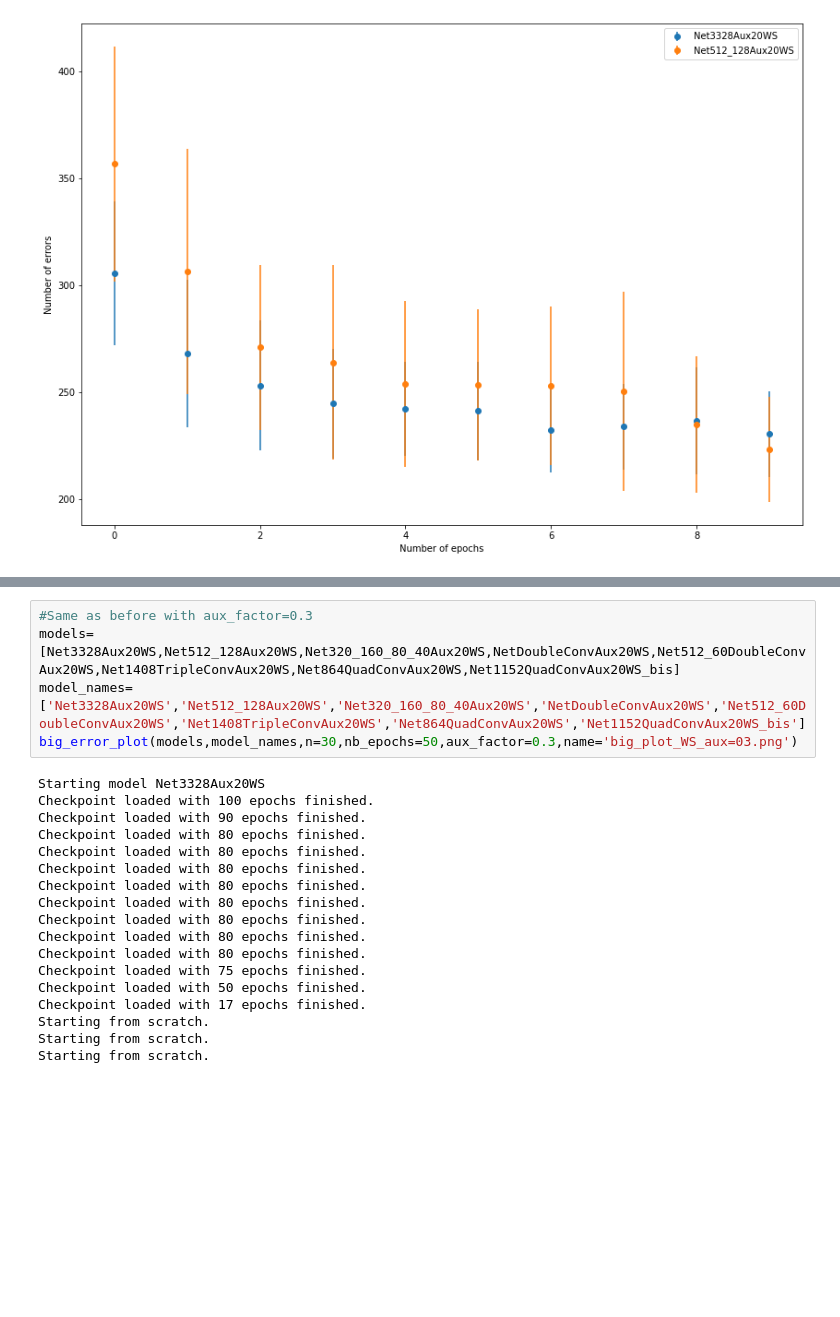
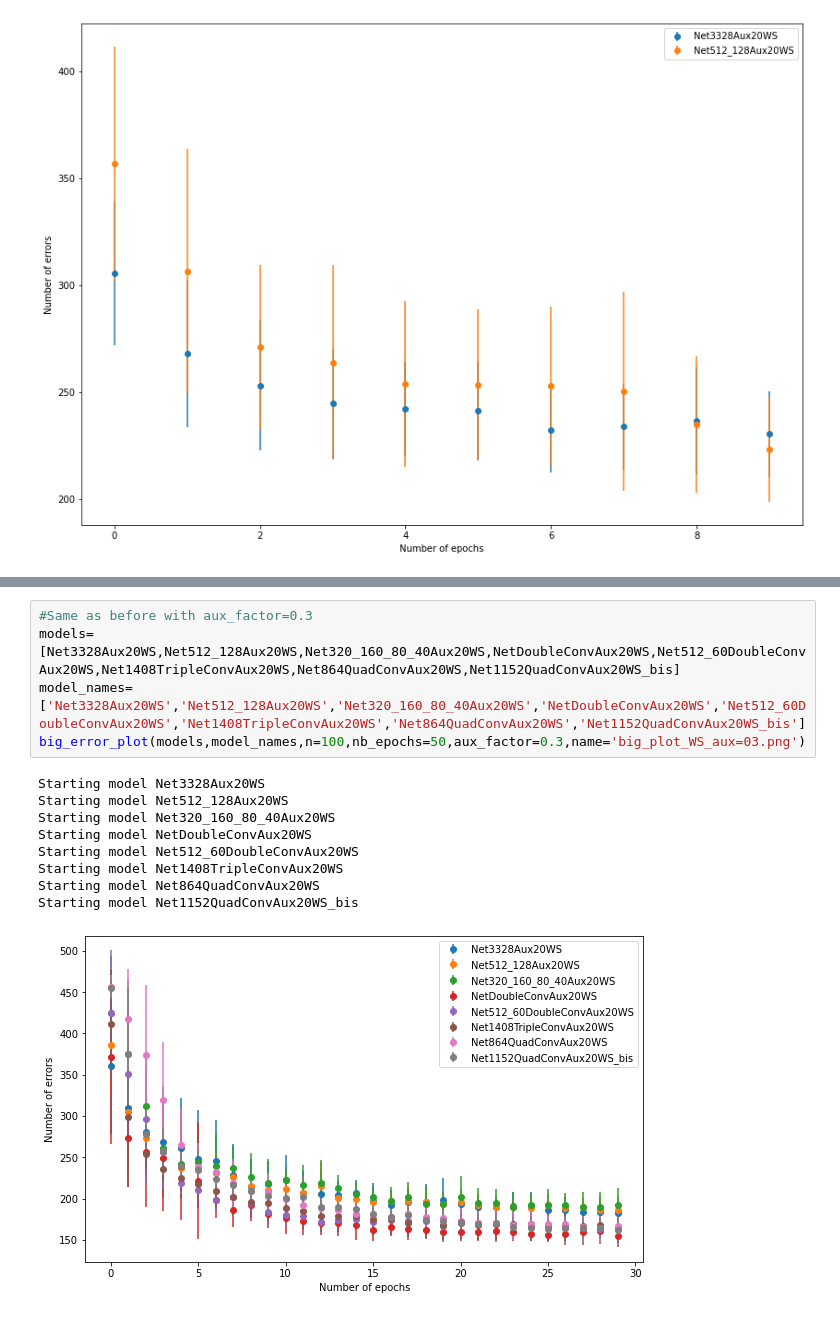
Before and after one commit to gbossy/DL_miniproj, a Jupyter notebook: Project1/AdamBaseWS.ipynb, the cells around one changed output, grey strips where cells are left out. Drawn from its saved outputs; the diff is of its cells as text; blank space fills up the shorter version.

```diff
--- a/Project1/AdamBaseWS.ipynb
+++ b/Project1/AdamBaseWS.ipynb
@@ -451,23 +455,15 @@ Starting model Net1152QuadConvAux20WS_bis
 # %%
 #Same as before with aux_factor=0.3
 models=[Net3328Aux20WS,Net512_128Aux20WS,Net320_160_80_40Aux20WS,NetDoubleConvAux20WS,Net512_60DoubleConvAux20WS,Net1408TripleConvAux20WS,Net864QuadConvAux20WS,Net1152QuadConvAux20WS_bis]
 model_names=['Net3328Aux20WS','Net512_128Aux20WS','Net320_160_80_40Aux20WS','NetDoubleConvAux20WS','Net512_60DoubleConvAux20WS','Net1408TripleConvAux20WS','Net864QuadConvAux20WS','Net1152QuadConvAux20WS_bis']
-big_error_plot(models,model_names,n=30,nb_epochs=50,aux_factor=0.3,name='big_plot_WS_aux=03.png')
+big_error_plot(models,model_names,n=100,nb_epochs=50,aux_factor=0.3,name='big_plot_WS_aux=03.png')
 # %% [output]
 Starting model Net3328Aux20WS
-Checkpoint loaded with 100 epochs finished.
-Checkpoint loaded with 90 epochs finished.
-Checkpoint loaded with 80 epochs finished.
-Checkpoint loaded with 80 epochs finished.
-Checkpoint loaded with 80 epochs finished.
-Checkpoint loaded with 80 epochs finished.
-Checkpoint loaded with 80 epochs finished.
-Checkpoint loaded with 80 epochs finished.
-Checkpoint loaded with 80 epochs finished.
-Checkpoint loaded with 80 epochs finished.
-Checkpoint loaded with 75 epochs finished.
-Checkpoint loaded with 50 epochs finished.
-Checkpoint loaded with 17 epochs finished.
-Starting from scratch.
-Starting from scratch.
-Starting from scratch.
+Starting model Net512_128Aux20WS
+Starting model Net320_160_80_40Aux20WS
+Starting model NetDoubleConvAux20WS
+Starting model Net512_60DoubleConvAux20WS
+Starting model Net1408TripleConvAux20WS
+Starting model Net864QuadConvAux20WS
+Starting model Net1152QuadConvAux20WS_bis
+[figure, added]
```
Also changed, not shown: parts of 4 cells of this notebook, 2 other files.
